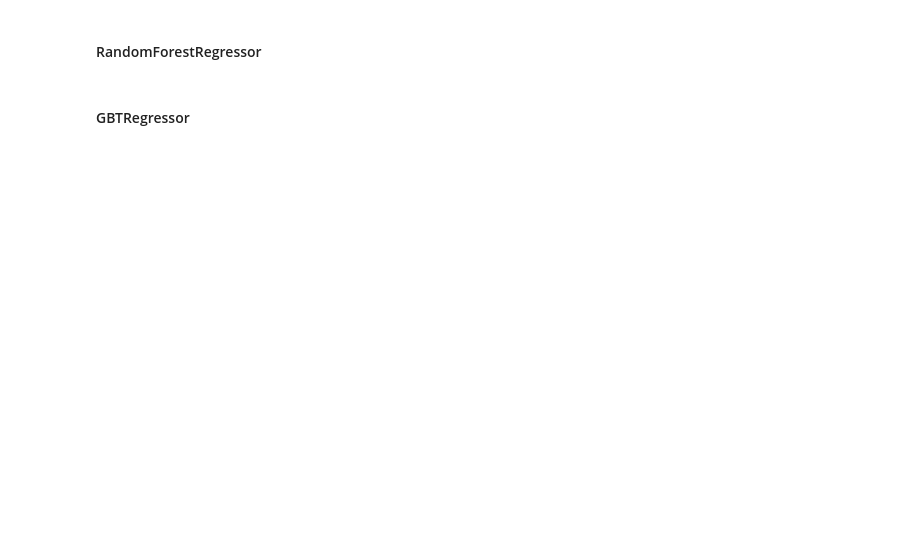
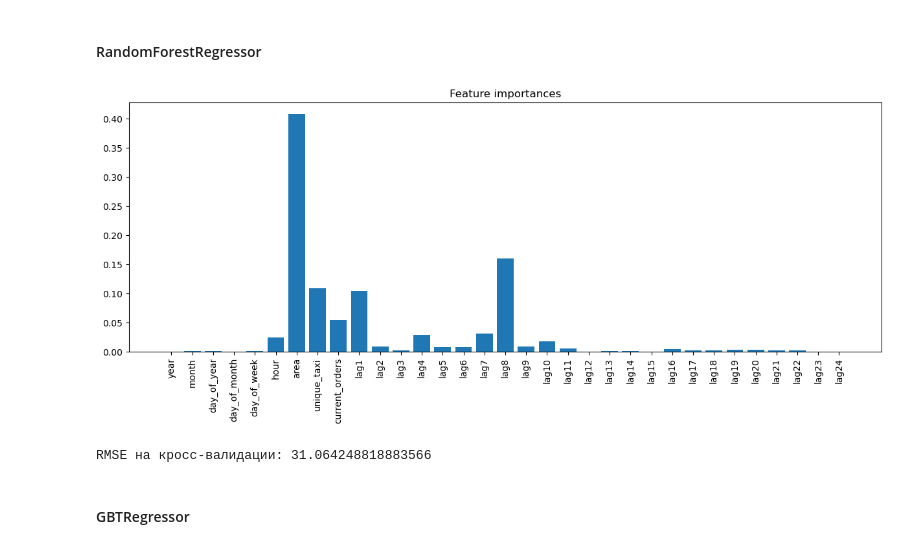
Before and after one commit to ekkv/chicago-taxi, a Jupyter notebook: notebook.ipynb, the cells around one changed output. Saved outputs shown, nothing was run; the diff lists cells and outputs as text; code cells hidden in the pictures; blank space fills up the shorter version.

```diff
--- a/notebook.ipynb
+++ b/notebook.ipynb
@@ -530,12 +527,15 @@ print(f'RMSE на кросс-валидации: {custom_cv(dtr)}')
 # %%
 rfr = RandomForestRegressor(
     labelCol="target",
-    predictionCol='predicted',
+    predictionCol='prediction',
     seed=state
 )
 
 model_summary(rfr)
 print(f'RMSE на кросс-валидации: {custom_cv(rfr)}')
+# %% [output]
+[figure, added]
+RMSE на кросс-валидации: 31.064248818883566
 # %% [markdown]
 #### GBTRegressor
 # %%
```
Also changed, not shown: parts of 20 cells of this notebook, 1 other file.
